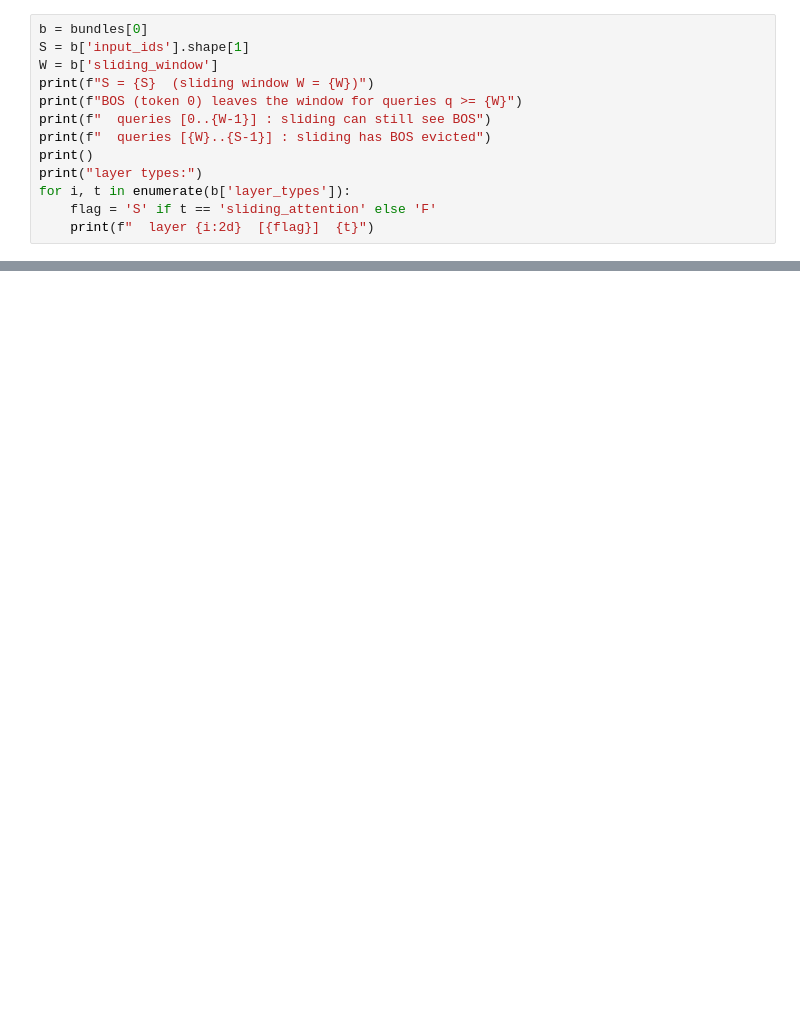
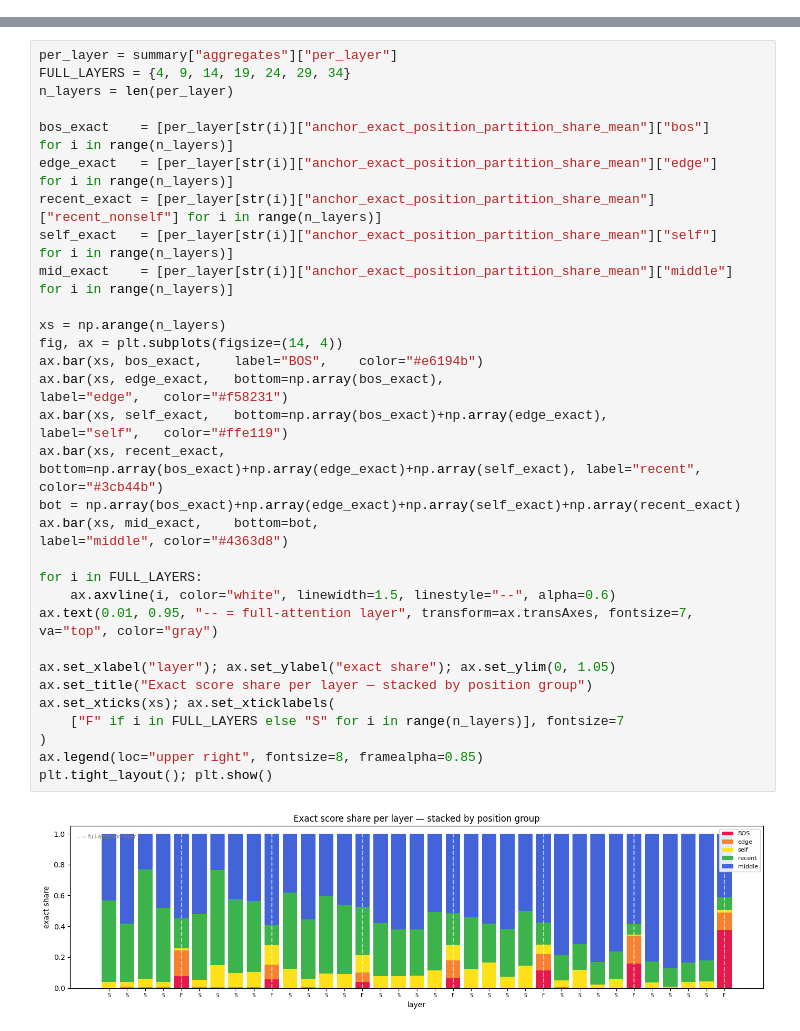
Before and after one commit to SoumilB7/Gemma4-barebones, a Jupyter notebook: experiments/AttentionSinks/analyze.ipynb, the cells around one changed output, grey strips where cells are left out. Cells and saved outputs as stored; diff of their text form; blank space fills up the shorter version.

```diff
--- a/experiments/AttentionSinks/analyze.ipynb
+++ b/experiments/AttentionSinks/analyze.ipynb
@@ -57,13 +0,0 @@ is 4-sliding : 1-full repeated, with one extra full at the end.
-# %%
-b = bundles[0]
-S = b['input_ids'].shape[1]
-W = b['sliding_window']
-print(f"S = {S}  (sliding window W = {W})")
-print(f"BOS (token 0) leaves the window for queries q >= {W}")
-print(f"  queries [0..{W-1}] : sliding can still see BOS")
-print(f"  queries [{W}..{S-1}] : sliding has BOS evicted")
-print()
-print("layer types:")
-for i, t in enumerate(b['layer_types']):
-    flag = 'S' if t == 'sliding_attention' else 'F'
-    print(f"  layer {i:2d}  [{flag}]  {t}")
@@ -310,0 +183,33 @@ ax.legend(fontsize=8); plt.tight_layout(); plt.show()
+# %%
+per_layer = summary["aggregates"]["per_layer"]
+FULL_LAYERS = {4, 9, 14, 19, 24, 29, 34}
+n_layers = len(per_layer)
+
+bos_exact    = [per_layer[str(i)]["anchor_exact_position_partition_share_mean"]["bos"]          for i in range(n_layers)]
+edge_exact   = [per_layer[str(i)]["anchor_exact_position_partition_share_mean"]["edge"]         for i in range(n_layers)]
+recent_exact = [per_layer[str(i)]["anchor_exact_position_partition_share_mean"]["recent_nonself"] for i in range(n_layers)]
+self_exact   = [per_layer[str(i)]["anchor_exact_position_partition_share_mean"]["self"]         for i in range(n_layers)]
+mid_exact    = [per_layer[str(i)]["anchor_exact_position_partition_share_mean"]["middle"]       for i in range(n_layers)]
+
+xs = np.arange(n_layers)
+fig, ax = plt.subplots(figsize=(14, 4))
+ax.bar(xs, bos_exact,    label="BOS",    color="#e6194b")
+ax.bar(xs, edge_exact,   bottom=np.array(bos_exact),                                    label="edge",   color="#f58231")
+ax.bar(xs, self_exact,   bottom=np.array(bos_exact)+np.array(edge_exact),               label="self",   color="#ffe119")
+ax.bar(xs, recent_exact, bottom=np.array(bos_exact)+np.array(edge_exact)+np.array(self_exact), label="recent", color="#3cb44b")
+bot = np.array(bos_exact)+np.array(edge_exact)+np.array(self_exact)+np.array(recent_exact)
+ax.bar(xs, mid_exact,    bottom=bot,                                                     label="middle", color="#4363d8")
+
+for i in FULL_LAYERS:
+    ax.axvline(i, color="white", linewidth=1.5, linestyle="--", alpha=0.6)
+ax.text(0.01, 0.95, "-- = full-attention layer", transform=ax.transAxes, fontsize=7, va="top", color="gray")
+
+ax.set_xlabel("layer"); ax.set_ylabel("exact share"); ax.set_ylim(0, 1.05)
+ax.set_title("Exact score share per layer — stacked by position group")
+ax.set_xticks(xs); ax.set_xticklabels(
+    ["F" if i in FULL_LAYERS else "S" for i in range(n_layers)], fontsize=7
+)
+ax.legend(loc="upper right", fontsize=8, framealpha=0.85)
+plt.tight_layout(); plt.show()
+# %% [output]
+[figure, added]
```
Also changed, not shown: parts of 33 cells of this notebook, 6 other files.
